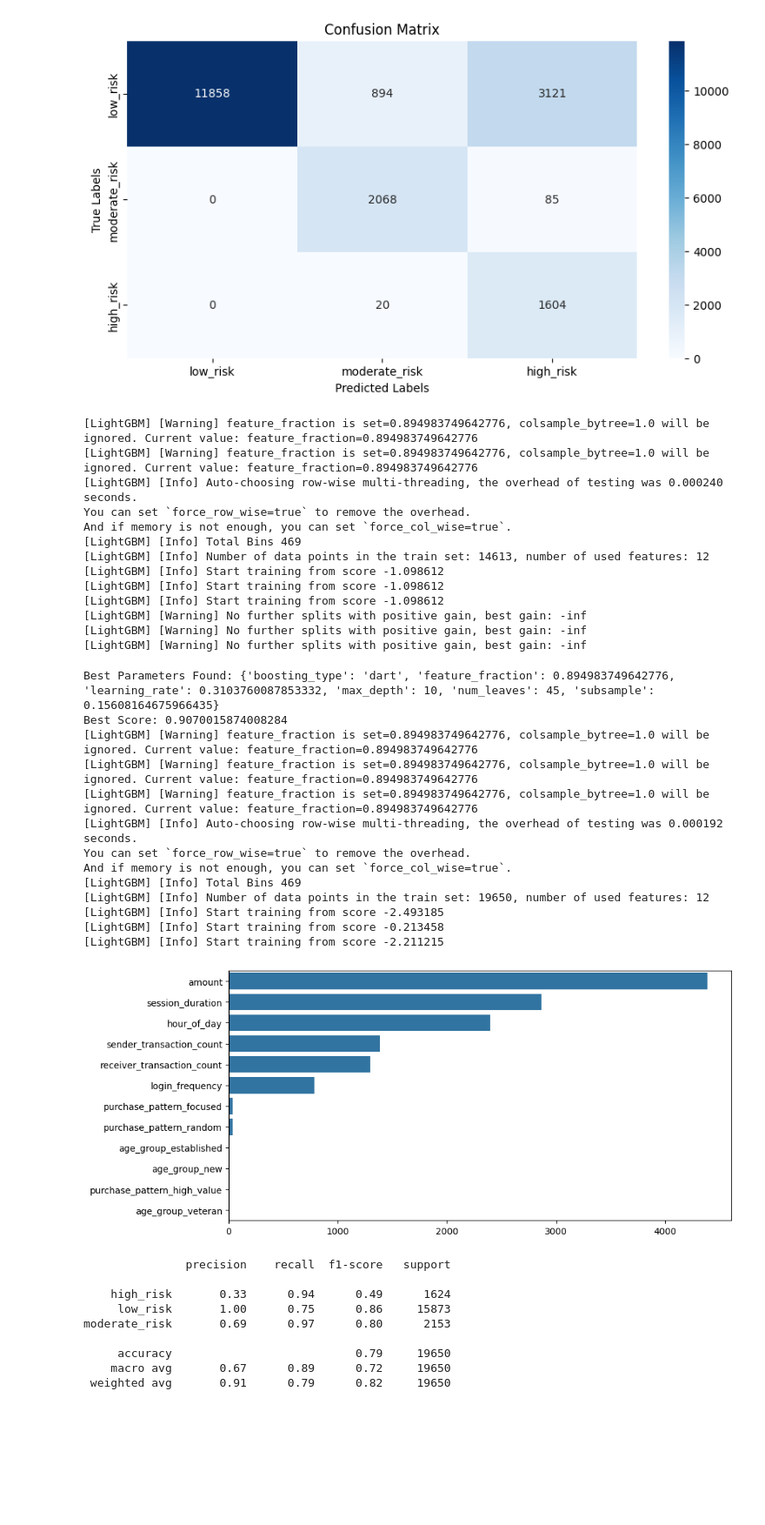
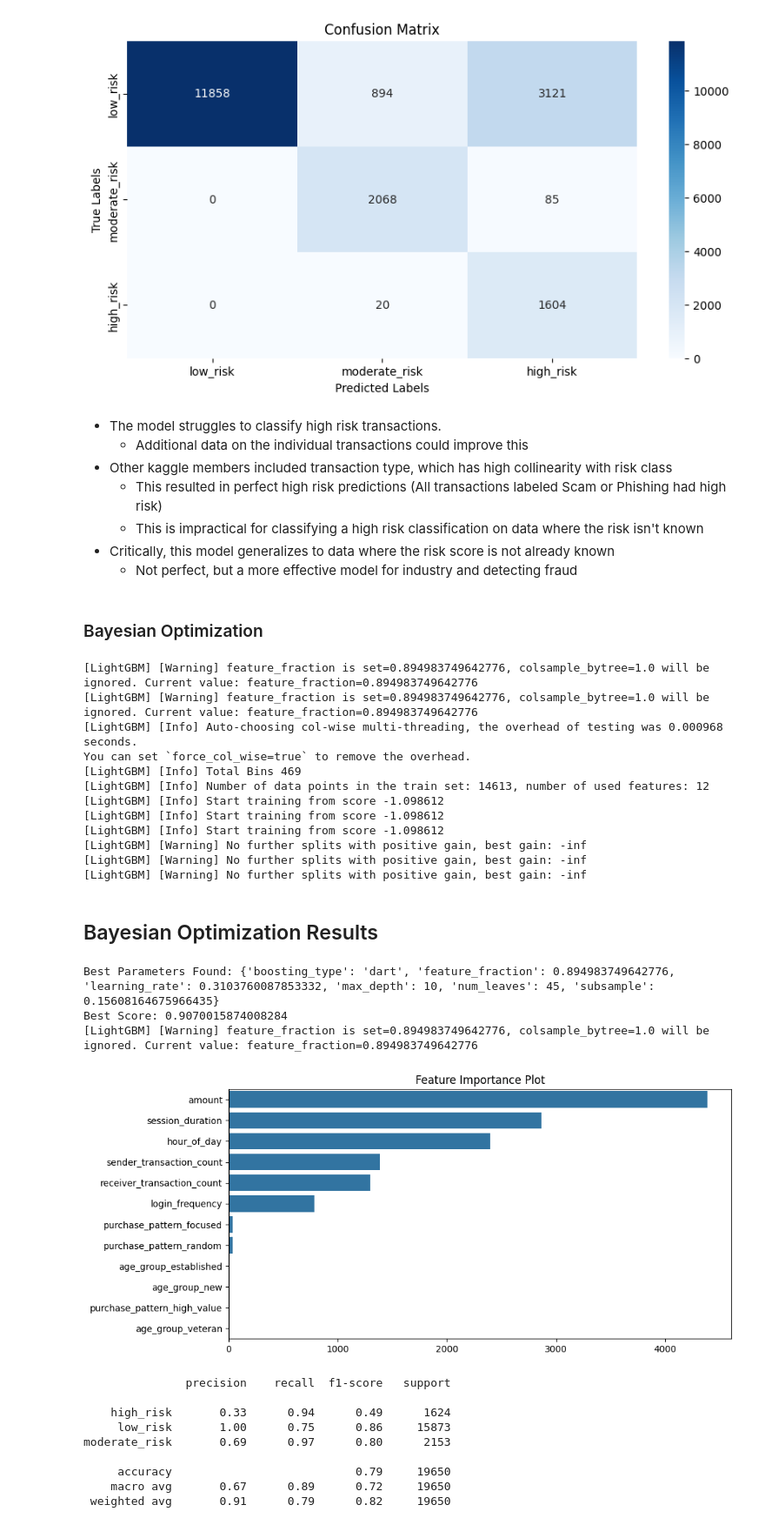
Before and after one commit to WulfNovak/Meta-Transaction-Risk-Classification, a Jupyter notebook: metaverse_transactions_data_analysis.ipynb, the cells around one changed output. Shown: that part at 87% size. Cells and saved outputs as stored; diff of their text form; code cells hidden in the pictures; blank space fills up the shorter version.

```diff
--- a/metaverse_transactions_data_analysis.ipynb
+++ b/metaverse_transactions_data_analysis.ipynb
@@ -47,7 +50,7 @@ plt.rcParams['figure.figsize'] = [10,5]
 %config InteractiveShell.ast_node_interactivity = 'all'
 # %%
 # Read in Data
-meta = pd.read_csv('C:/Your/File/Path')
+meta = pd.read_csv('C:/Users/WulfN/Python Projects/datasets/metaverse_transactions_dataset.csv') # 'C:/Your/File/Path'
 
 meta['timestamp'] = pd.to_datetime(meta['timestamp'])
 meta = (meta.sort_values('timestamp')
@@ -362,6 +381,16 @@ moderate_risk       0.69      0.96      0.81      2153
     macro avg       0.68      0.90      0.72     19650
  weighted avg       0.91      0.79      0.82     19650
 [figure]
+# %% [markdown]
+* The model struggles to classify high risk transactions.
+    * Additional data on the individual transactions could improve this
+* Other kaggle members included transaction type, which has high collinearity with risk class
+    * This resulted in perfect high risk predictions (All transactions labeled Scam or Phishing had high risk)
+    * This is impractical for classifying a high risk classification on data where the risk isn't known
+* Critically, this model generalizes to data where the risk score is not already known
+    * Not perfect, but a more effective model for industry and detecting fraud
+# %% [markdown]
+### Bayesian Optimization
 # %%
 ### Trying BayesSearchCV
 
@@ -391,9 +420,8 @@ light_gbm_bayes_cv = skopt.BayesSearchCV(
 # %% [output]
 [LightGBM] [Warning] feature_fraction is set=0.894983749642776, colsample_bytree=1.0 will be ignored. Current value: feature_fraction=0.894983749642776
 [LightGBM] [Warning] feature_fraction is set=0.894983749642776, colsample_bytree=1.0 will be ignored. Current value: feature_fraction=0.894983749642776
-[LightGBM] [Info] Auto-choosing row-wise multi-threading, the overhead of testing was 0.000240 seconds.
-You can set `force_row_wise=true` to remove the overhead.
-And if memory is not enough, you can set `force_col_wise=true`.
+[LightGBM] [Info] Auto-choosing col-wise multi-threading, the overhead of testing was 0.000968 seconds.
+You can set `force_col_wise=true` to remove the overhead.
 [LightGBM] [Info] Total Bins 469
 [LightGBM] [Info] Number of data points in the train set: 14613, number of used features: 12
 [LightGBM] [Info] Start training from score -1.098612
@@ -402,6 +430,8 @@ And if memory is not enough, you can set `force_col_wise=true`.
 [LightGBM] [Warning] No further splits with positive gain, best gain: -inf
 [LightGBM] [Warning] No further splits with positive gain, best gain: -inf
 [LightGBM] [Warning] No further splits with positive gain, best gain: -inf
+# %% [markdown]
+## Bayesian Optimization Results
 # %%
 # Best parameters found
 print("Best Parameters Found:", dict(light_gbm_bayes_cv.best_params_))
@@ -409,45 +439,36 @@ print("Best Parameters Found:", dict(light_gbm_bayes_cv.best_params_))
 #  'feature_fraction': 1.0,
 #  'learning_rate': 0.3802263207399061,
 #  'max_depth': 3,
 #  'num_leaves': 10,
 #  'subsample': 0.31848339045102975}
 
 # Best score achieved
 print("Best Score:", light_gbm_bayes_cv.best_score_) # .905, .907 for multiclass
 
 # Model Validated using optimal parameters
 y_pred = light_gbm_bayes_cv.predict(x_test); # can use predict_proba to give probability ranked scoring of observation
 
 # Feature Importance Plot
-opt_model = LGBMClassifier(**light_gbm_bayes_cv.best_params_).fit(x_test, y_test);
+opt_model = LGBMClassifier(**light_gbm_bayes_cv.best_params_, verbosity = -1).fit(x_test, y_test);
 
 feature_importance = opt_model.feature_importances_
 feature_names = x_test.columns.to_list()
 
 importances_df = pd.DataFrame({"feature_names" : feature_names,
                               "importances" : feature_importance})
 
 feature_importance_plot = sns.barplot(data = importances_df,
                                       x = feature_importance,
                                       y = feature_names,
                                       order = importances_df.sort_values('importances', ascending = False).feature_names)
 
+plt.title('Feature Importance Plot')
 feature_importance_plot;
 # %% [output]
 Best Parameters Found: {'boosting_type': 'dart', 'feature_fraction': 0.894983749642776, 'learning_rate': 0.3103760087853332, 'max_depth': 10, 'num_leaves': 45, 'subsample': 0.15608164675966435}
 Best Score: 0.9070015874008284
 [LightGBM] [Warning] feature_fraction is set=0.894983749642776, colsample_bytree=1.0 will be ignored. Current value: feature_fraction=0.894983749642776
-[LightGBM] [Warning] feature_fraction is set=0.894983749642776, colsample_bytree=1.0 will be ignored. Current value: feature_fraction=0.894983749642776
-[LightGBM] [Warning] feature_fraction is set=0.894983749642776, colsample_bytree=1.0 will be ignored. Current value: feature_fraction=0.894983749642776
-[LightGBM] [Info] Auto-choosing row-wise multi-threading, the overhead of testing was 0.000192 seconds.
-You can set `force_row_wise=true` to remove the overhead.
-And if memory is not enough, you can set `force_col_wise=true`.
-[LightGBM] [Info] Total Bins 469
-[LightGBM] [Info] Number of data points in the train set: 19650, number of used features: 12
-[LightGBM] [Info] Start training from score -2.493185
-[LightGBM] [Info] Start training from score -0.213458
-[LightGBM] [Info] Start training from score -2.211215
-[figure, old version]
+[figure, new version]
 # %%
 # Report and Confusion Matrix
 print(classification_report(y_test, y_pred))
```
Also changed, not shown: parts of 17 cells of this notebook.
